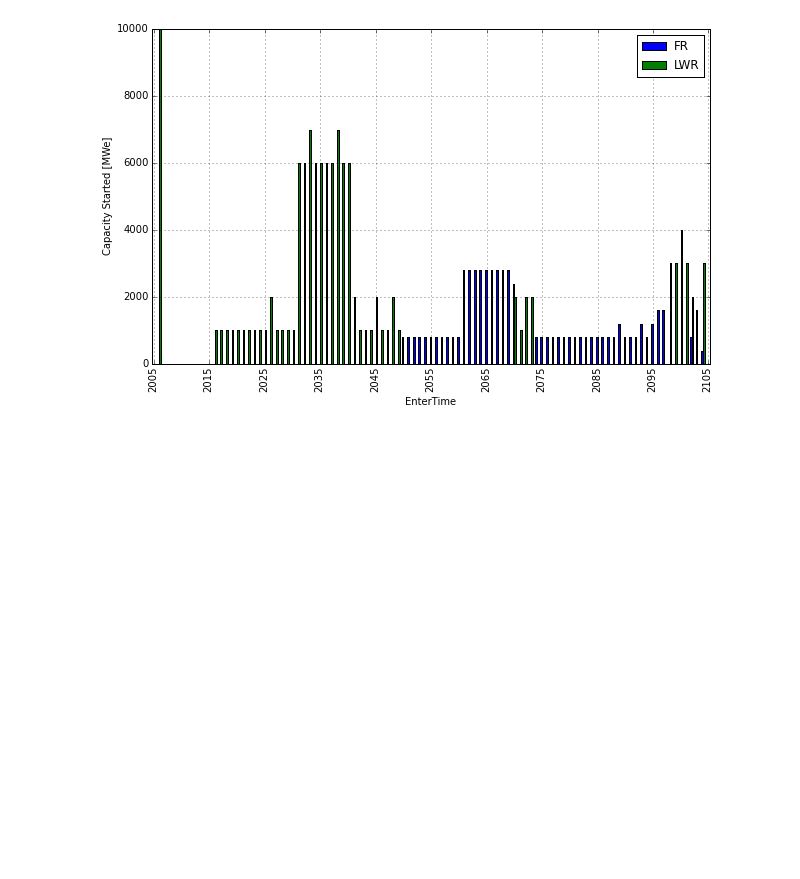
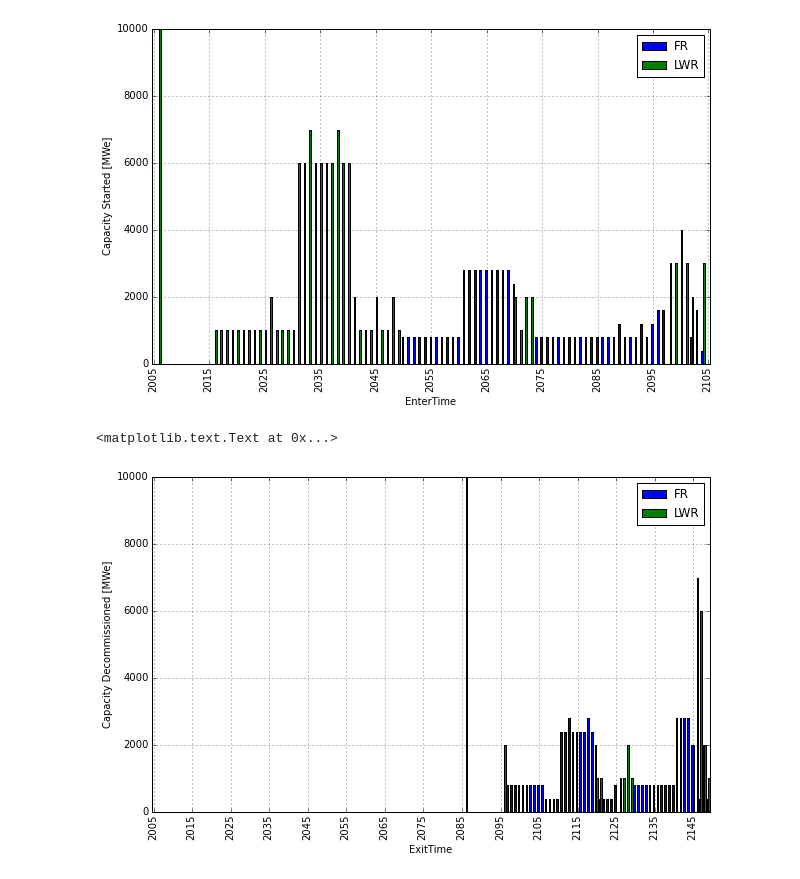
Before and after one commit to scopatz/fco-ta, a Jupyter notebook: genpower.ipynb, the cells around one changed output. Cells and saved outputs as stored; diff of their text form; code cells hidden in the pictures; blank space fills up the shorter version.

Commit message:
added exit plot

```diff
--- a/genpower.ipynb
+++ b/genpower.ipynb
@@ -75,3 +75,27 @@ plt.ylabel('Capacity Started [MWe]')
 # %% [output]
 <matplotlib.text.Text at 0x...>
 [figure]
+# %%
+off = onoff[['Prototype', 'ExitTime', 'generated_power']]
+# %%
+totpower = off.groupby(['Prototype', 'ExitTime']).sum()
+prototypes = totpower.index.levels[0]
+x = totpower.loc[prototypes[0]]
+x.rename(columns={'generated_power': prototypes[0]}, inplace=True)
+x.reset_index(inplace=True)
+for ptype in prototypes[1:]:
+    col = totpower.loc[ptype]
+    col.rename(columns={'generated_power': ptype}, inplace=True)
+    col.reset_index(inplace=True)
+    x = pd.merge(x, col, on=['ExitTime'], how='outer')
+x.fillna(0.0, inplace=True)
+x.sort(columns=['ExitTime'], inplace=True)
+x = pd.merge(x, pd.DataFrame({'ExitTime': range(0, (years+44)*12 + 1)}), on=['ExitTime'], how='outer')
+x.fillna(0.0, inplace=True)
+x.sort(columns=['ExitTime'], inplace=True)
+x.plot(x='ExitTime', kind='bar', figsize=(10, 6), ylim=(0, 10000), width=10)
+plt.xticks(range(0, (years+44)*12+1, 10*12), range(2005, 2005+years+1+44, 10))
+plt.ylabel('Capacity Decommissioned [MWe]')
+# %% [output]
+<matplotlib.text.Text at 0x...>
+[figure, added]
```
